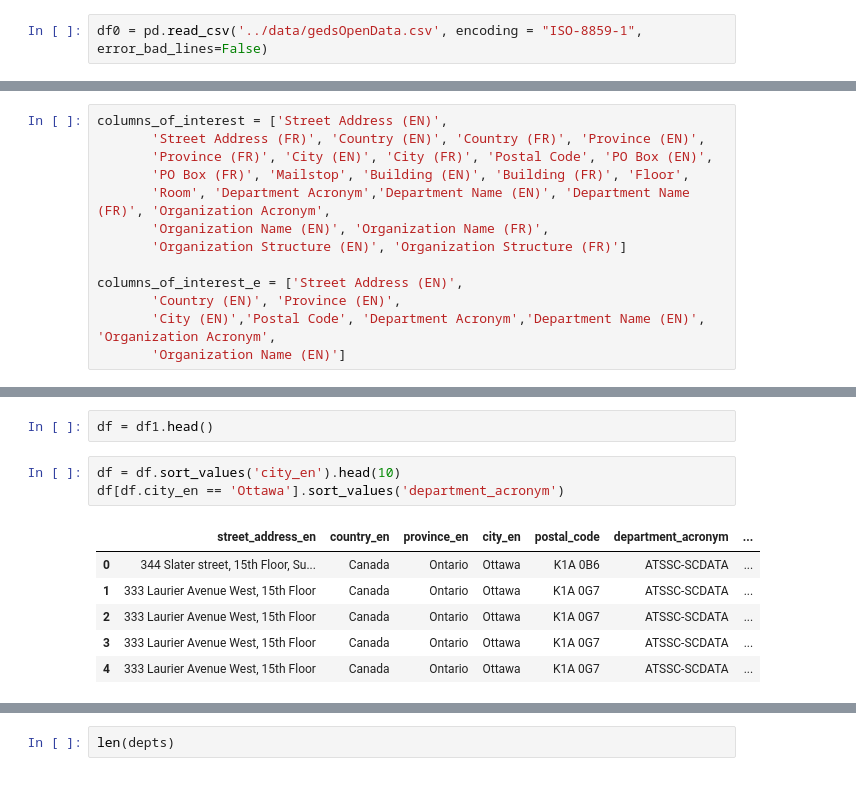
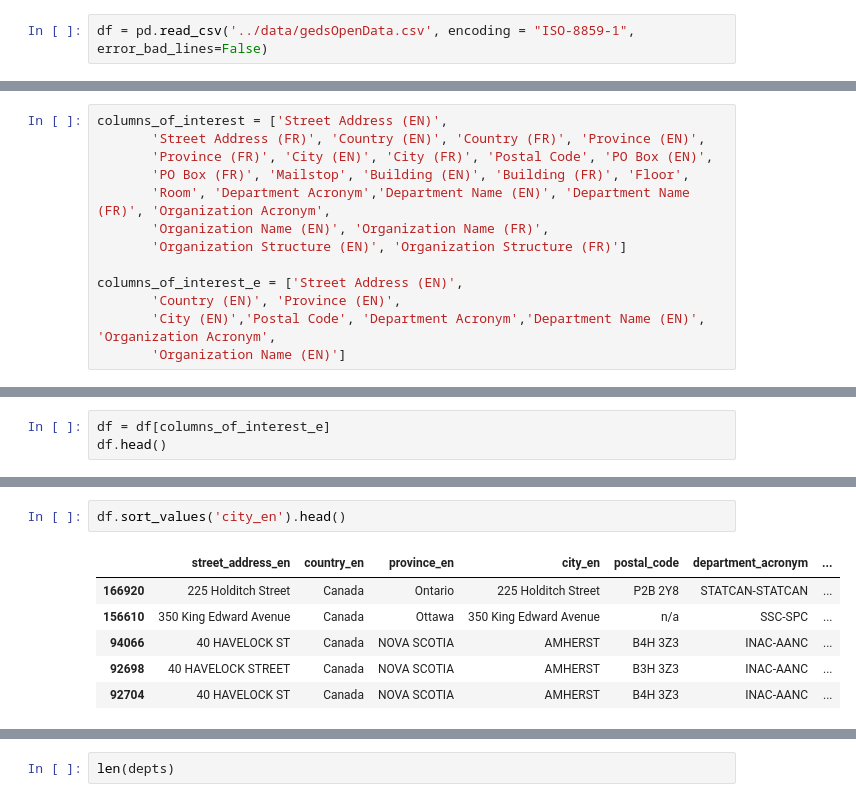
Before and after one commit to alaudet/data-analysis, a Jupyter notebook: geds/PublicService.ipynb, the cells around one changed output, grey strips where cells are left out. Drawn from its saved outputs; the diff is of its cells as text.

```diff
--- a/geds/PublicService.ipynb
+++ b/geds/PublicService.ipynb
@@ -42,5 +40,5 @@ HTML('<style>{}</style>'.format(css))
 # %%
-df0 = pd.read_csv('../data/gedsOpenData.csv', encoding = "ISO-8859-1", error_bad_lines=False)
+df = pd.read_csv('../data/gedsOpenData.csv', encoding = "ISO-8859-1", error_bad_lines=False)
 # %% [output]
 b'Skipping line 42148: expected 44 fields, saw 50\nSkipping line 42149: expected 44 fields, saw 50\nSkipping line 42150: expected 44 fields, saw 50\nSkipping line 42151: expected 44 fields, saw 57\nSk ...
 b'Skipping line 49170: expected 44 fields, saw 50\nSkipping line 50060: expected 44 fields, saw 57\n'
@@ -107,0 +136,3 @@ df1.head().fillna(' ')
+# %%
+df = df[columns_of_interest_e]
+df.head()
@@ -117,13 +183,10 @@ Index(['street_address_en', 'country_en', 'province_en', 'city_en',
 # %%
-df = df1.head()
+df.sort_values('city_en').head()
+# %% [output]
+|  | street_address_en | country_en | province_en | city_en | postal_code | department_acronym | ... |
+| 166920 | 225 Holditch Street | Canada | Ontario | 225 Holditch Street | P2B 2Y8 | STATCAN-STATCAN | ... |
+| 156610 | 350 King Edward Avenue | Canada | Ottawa | 350 King Edward Avenue | n/a | SSC-SPC | ... |
+| 94066 | 40 HAVELOCK ST | Canada | NOVA SCOTIA | AMHERST | B4H 3Z3 | INAC-AANC | ... |
+| 92698 | 40 HAVELOCK STREET | Canada | NOVA SCOTIA | AMHERST | B3H 3Z3 | INAC-AANC | ... |
+| 92704 | 40 HAVELOCK ST | Canada | NOVA SCOTIA | AMHERST | B4H 3Z3 | INAC-AANC | ... |
-# %%
-df = df.sort_values('city_en').head(10)
-df[df.city_en == 'Ottawa'].sort_values('department_acronym')
-# %% [output]
-|  | street_address_en | country_en | province_en | city_en | postal_code | department_acronym | ... |
-| 0 | 344 Slater street, 15th Floor, Su... | Canada | Ontario | Ottawa | K1A 0B6 | ATSSC-SCDATA | ... |
-| 1 | 333 Laurier Avenue West, 15th Floor | Canada | Ontario | Ottawa | K1A 0G7 | ATSSC-SCDATA | ... |
-| 2 | 333 Laurier Avenue West, 15th Floor | Canada | Ontario | Ottawa | K1A 0G7 | ATSSC-SCDATA | ... |
-| 3 | 333 Laurier Avenue West, 15th Floor | Canada | Ontario | Ottawa | K1A 0G7 | ATSSC-SCDATA | ... |
-| 4 | 333 Laurier Avenue West, 15th Floor | Canada | Ontario | Ottawa | K1A 0G7 | ATSSC-SCDATA | ... |
 # %%
```
Also changed, not shown: parts of 39 cells of this notebook, 4 other files.
